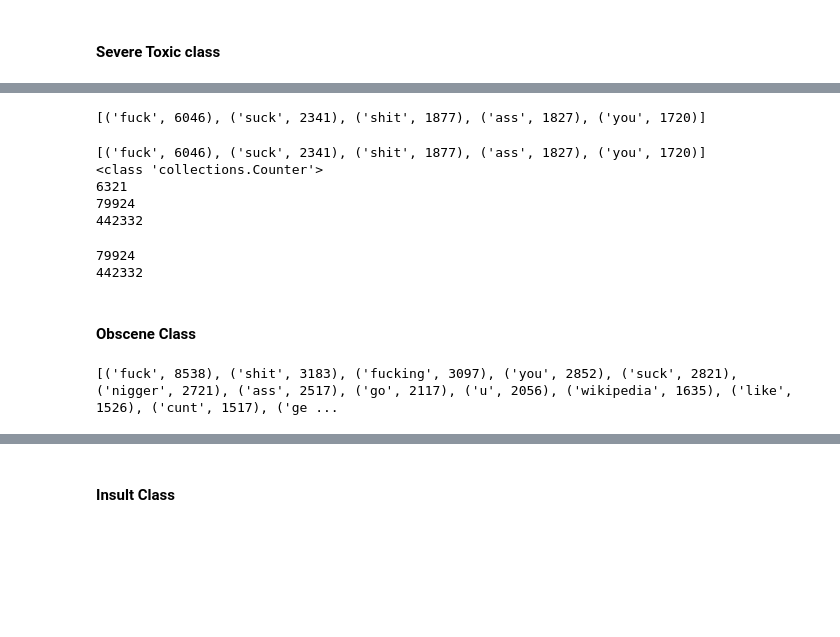
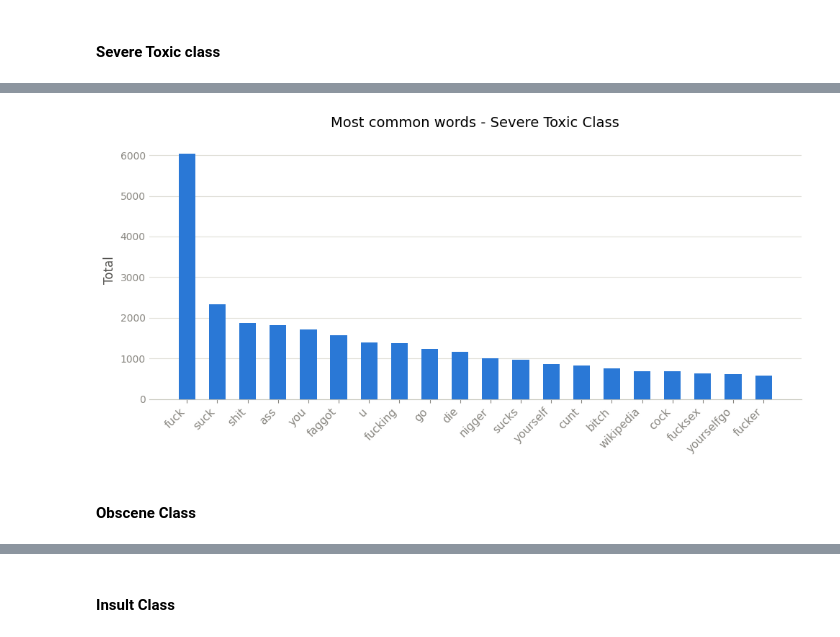
Before and after one commit to jeannettehelsby2/toxic-comment-classifier, a Jupyter notebook: notebooks/toxic_classification.ipynb, the cells around one changed output, grey strips where cells are left out. Cells and saved outputs as stored; diff of their text form; code cells hidden in the pictures; blank space fills up the shorter version.

```diff
--- a/notebooks/toxic_classification.ipynb
+++ b/notebooks/toxic_classification.ipynb
@@ -259,24 +156,42 @@ plt.show()
-# %%
-print(st_word_counts.most_common(5))
-# %% [output]
-[('fuck', 6046), ('suck', 2341), ('shit', 1877), ('ass', 1827), ('you', 1720)]
-# %%
-print(st_word_counts.most_common(5))
-print(type(st_word_counts))
-print(len(st_word_counts))
-print(len(stoxic_words_clean))
-print(len(toxic_words_clean))
-# %% [output]
-[('fuck', 6046), ('suck', 2341), ('shit', 1877), ('ass', 1827), ('you', 1720)]
-<class 'collections.Counter'>
-6321
-79924
-442332
-# %%
-print(len(stoxic_words_clean))
-print(len(toxic_words_clean))
-# %% [output]
-79924
-442332
+# %%
+# Extract and clean comments - lowercase, remove punctuation and stopwords
+stoxic_text=' '.join(toxic_df[toxic_df['severe_toxic'] == 1]['comment_text'])
+stoxic_words = stoxic_text.lower().split()
+stoxic_words_clean = [word.translate(str.maketrans('', '', string.punctuation)) for word in stoxic_words if word not in stop_words and word != '']
+stoxic_words_clean = [word for word in stoxic_words_clean if word != '']
+st_word_counts = Counter(stoxic_words_clean)
+# Extract top 20 words and their frequencies for plotting
+swords = [pair[0] for pair in st_word_counts.most_common(20)]
+scounts = [pair[1] for pair in st_word_counts.most_common(20)]
+# %%
+# Plot top 20 most common words for severe toxic class
+title = 'Most common words - Severe Toxic Class'
+fig, ax = plt.subplots(figsize=(10, 5))
+
+bars = ax.bar(swords, scounts, color='#2a78d6', width=0.55, zorder=3)
+
+for bar in bars:
+    bar.set_linewidth(0)
+
+ax.set_title(title, fontsize=14, fontweight='500', pad=14)
+
+ax.set_ylabel('Total', fontsize=12, color='#52514e')
+
+ax.set_facecolor('white')
+fig.patch.set_facecolor('white')
+
+ax.yaxis.grid(True, color='#e1e0d9', linewidth=0.8, zorder=0)
+ax.set_axisbelow(True)
+ax.spines[['top', 'right', 'left']].set_visible(False)
+ax.spines['bottom'].set_color('#c3c2b7')
+
+ax.tick_params(axis='x', colors='#898781', rotation=45)
+ax.tick_params(axis='y', colors='#898781', length=0)
+plt.setp(ax.get_xticklabels(), ha='right', fontsize=11)
+
+plt.tight_layout()
+plt.show()
+# %% [output]
+[figure, added]
 # %% [markdown]
 #### Obscene Class
@@ -290,6 +205,0 @@ obscene_words_clean = [word for word in obscene_words_clean if word != '']
-# %%
-#  ?????
-obscene_word_counts = Counter(obscene_words_clean)
-print(obscene_word_counts.most_common(20))
-# %% [output]
-[('fuck', 8538), ('shit', 3183), ('fucking', 3097), ('you', 2852), ('suck', 2821), ('nigger', 2721), ('ass', 2517), ('go', 2117), ('u', 2056), ('wikipedia', 1635), ('like', 1526), ('cunt', 1517), ('ge ...
```
Also changed, not shown: parts of 128 cells of this notebook.
